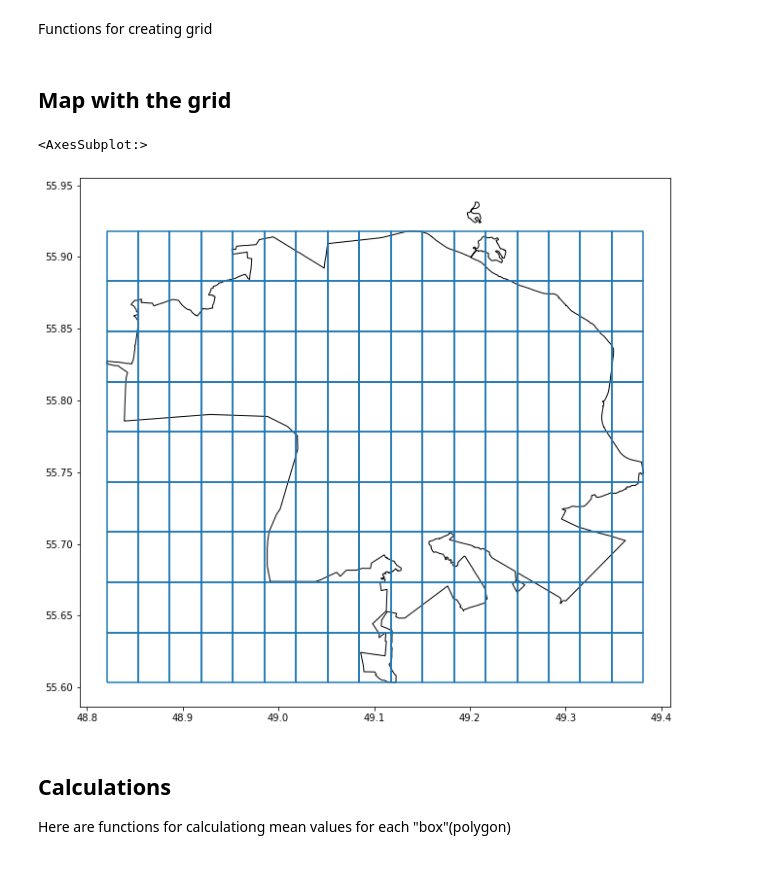
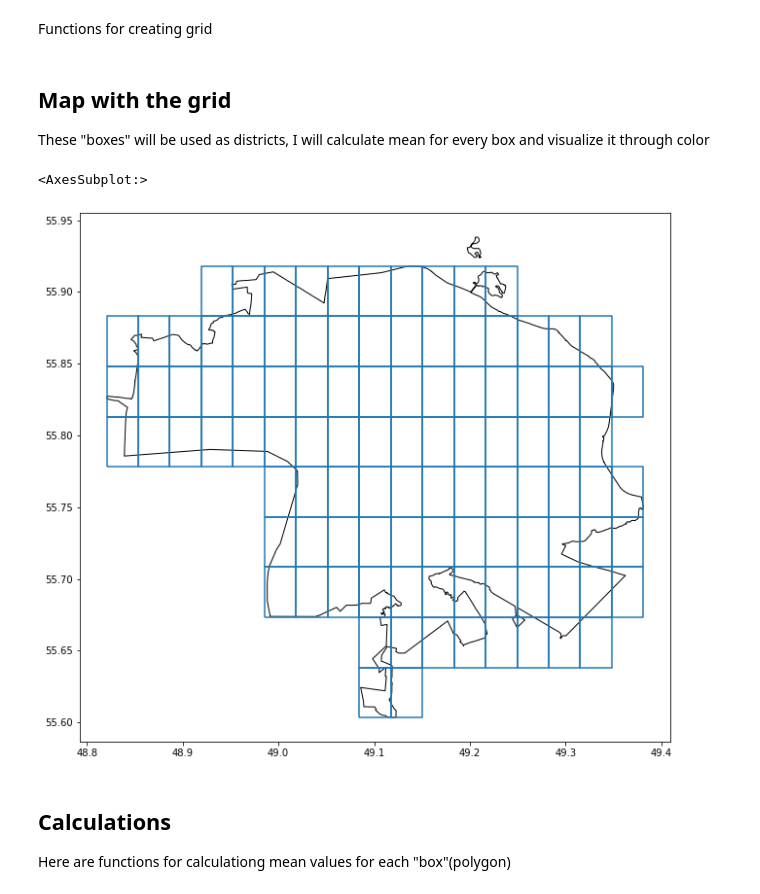
Before and after one commit to siva4iov/FlatsPrice_DS_Proj, a Jupyter notebook: Predictions_Visualization.ipynb, the cells around one changed output. Drawn from its saved outputs; the diff is of its cells as text; code cells hidden in the pictures.

```diff
--- a/Predictions_Visualization.ipynb
+++ b/Predictions_Visualization.ipynb
@@ -98,18 +98,16 @@ def partition(geom, delta):
 # %%
 geom = kazan_polygon
 grid = partition(geom, 0.03)
-# %% [markdown]
-## Map with the grid
+# %% [markdown]
+## Map with the grid
+These "boxes" will be used as districts, I will calculate mean for every box and visualize it through color
 # %%
 fig, ax = plt.subplots(figsize=(15, 10))
-gpd.GeoSeries(grid.flatten()).boundary.plot(ax=ax)
+gpd.GeoSeries(grid).boundary.plot(ax=ax)
 layer.plot(ax = ax, color='white', edgecolor='black', aspect=1.5)
-# gen_gdf.plot(ax=ax, alpha=0.5, column='mean_price', cmap="autumn_r", aspect=1.5)
-# gdf_p.plot(ax=ax, alpha=0.5, column='mean_price', legend=True, edgecolor="black",linewidth=2, cmap="autumn_r", aspect=1.5)
-# markers.plot(ax=ax, marker="*", c="black", aspect=1.5)
 # %% [output]
 <AxesSubplot:>
-[figure, old version]
+[figure, new version]
 # %% [markdown]
 ## Calculations
 Here are functions for calculationg mean values for each "box"(polygon)
```
Also changed, not shown: parts of 20 cells of this notebook.
